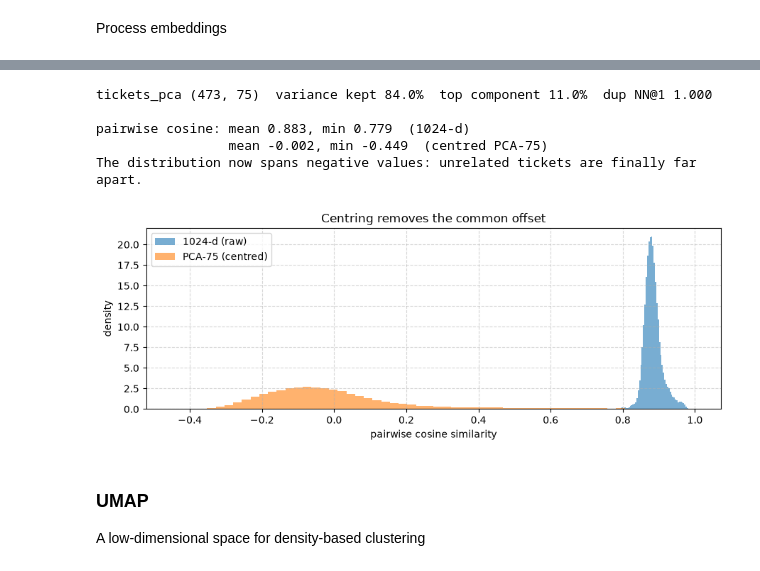
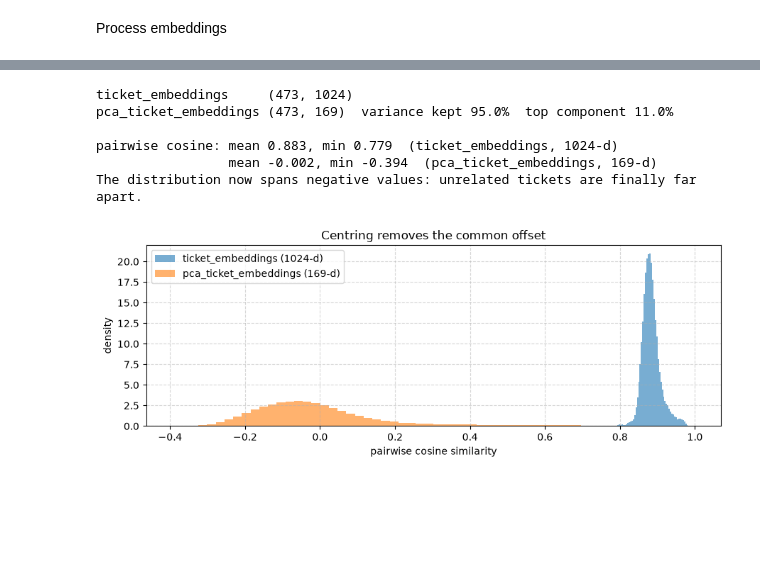
Before and after one commit to nicolaubruno/voll_technical_case, a Jupyter notebook: 1. Exploration.ipynb, the cells around one changed output, grey strips where cells are left out. Saved outputs shown, nothing was run; the diff lists cells and outputs as text; code cells hidden in the pictures; blank space fills up the shorter version.

Commit message:
Add clustering to exploration

```diff
--- a/1. Exploration.ipynb
+++ b/1. Exploration.ipynb
@@ -687,16 +692,16 @@ SAMPLES = {
 }
 
 for tid, why in SAMPLES.items():
-    before, after = cleaned_tickets_df["full_text"][tid], clean_text[tid]
+    before, after = cleaned_tickets_df["full_text"][tid], cleaned_tickets_df["full_text"][tid]
     print(f"--- ticket {tid} | {why}")
     print(f"    {len(before)} -> {len(after)} chars ({1 - len(after)/len(before):.0%} removed)")
     print(f"    RAW  : {before[:250]}")
     print(f"    CLEAN: {after[:250]}\n")
 
 # Over-cleaning guard: a short ticket must never be reduced to nothing.
-too_short = clean_text[clean_text.str.len() < 30]
+too_short = cleaned_tickets_df[cleaned_tickets_df["full_text"].str.len() < 30]
 print(f"cleaned documents under 30 chars : {len(too_short)}")
-print(f"empty cleaned documents          : {(clean_text.str.len() == 0).sum()}")
+print(f"empty cleaned documents          : {(cleaned_tickets_df['full_text'].str.len() == 0).sum()}")
 if len(too_short):
     print("\nWARNING - rules may be too aggressive for:")
     for tid, t in too_short.items():
@@ -1008,33 +936,34 @@ Fit the final PCA space
 # %%
 # Final PCA space for KMeans / agglomerative clustering. Unit-normalised, so cosine
 # similarity is still a dot product and spherical KMeans still applies.
-tickets_pca, pca_model = pca_reduce(ticket_embeddings, PCA_COMPONENTS)
+pca_ticket_embeddings, pca_model = pca_reduce(ticket_embeddings, PCA_COMPONENTS)
 
-print(f"tickets_pca {tickets_pca.shape}  variance kept {pca_model.explained_variance_ratio_.sum():.1%}  "
-      f"top component {pca_model.explained_variance_ratio_[0]:.1%}  dup NN@1 {dup_nn1(tickets_pca):.3f}")
+print(f"ticket_embeddings     {ticket_embeddings.shape}")
+print(f"pca_ticket_embeddings {pca_ticket_embeddings.shape}  "
+      f"variance kept {pca_model.explained_variance_ratio_.sum():.1%}  "
+      f"top component {pca_model.explained_variance_ratio_[0]:.1%}")
 
 # Anisotropy before/after: the common offset should be gone once centred.
 before = (ticket_embeddings @ ticket_embeddings.T)[~np.eye(NUMBER_DOCS, dtype=bool)]
-after = (tickets_pca @ tickets_pca.T)[~np.eye(NUMBER_DOCS, dtype=bool)]
-print(f"\npairwise cosine: mean {before.mean():.3f}, min {before.min():.3f}  (1024-d)")
-print(f"                 mean {after.mean():.3f}, min {after.min():.3f}  (centred PCA-{PCA_COMPONENTS})")
+after = (pca_ticket_embeddings @ pca_ticket_embeddings.T)[~np.eye(NUMBER_DOCS, dtype=bool)]
+print(f"\npairwise cosine: mean {before.mean():.3f}, min {before.min():.3f}  (ticket_embeddings, 1024-d)")
+print(f"                 mean {after.mean():.3f}, min {after.min():.3f}  (pca_ticket_embeddings, {PCA_COMPONENTS}-d)")
 print("The distribution now spans negative values: unrelated tickets are finally far apart.")
 
 fig, ax = plt.subplots(figsize=(9, 3.5))
-ax.hist(before, bins=60, alpha=.6, label="1024-d (raw)", density=True)
-ax.hist(after, bins=60, alpha=.6, label=f"PCA-{PCA_COMPONENTS} (centred)", density=True)
+ax.hist(before, bins=60, alpha=.6, label="ticket_embeddings (1024-d)", density=True)
+ax.hist(after, bins=60, alpha=.6, label=f"pca_ticket_embeddings ({PCA_COMPONENTS}-d)", density=True)
 ax.set(xlabel="pairwise cosine similarity", ylabel="density", title="Centring removes the common offset")
 ax.legend(); ax.grid(linestyle="--", alpha=.5)
+
 plt.tight_layout()
+plt.savefig("images/pairwise_cosine_pca_before_after.png", dpi=300)
 plt.show()
 # %% [output]
-tickets_pca (473, 75)  variance kept 84.0%  top component 11.0%  dup NN@1 1.000
+ticket_embeddings     (473, 1024)
+pca_ticket_embeddings (473, 169)  variance kept 95.0%  top component 11.0%
 
-pairwise cosine: mean 0.883, min 0.779  (1024-d)
-                 mean -0.002, min -0.449  (centred PCA-75)
+pairwise cosine: mean 0.883, min 0.779  (ticket_embeddings, 1024-d)
+                 mean -0.002, min -0.394  (pca_ticket_embeddings, 169-d)
 The distribution now spans negative values: unrelated tickets are finally far apart.
-[figure, old version]
+[figure, new version]
-# %% [markdown]
-### UMAP
-
-A low-dimensional space for density-based clustering
```
Also changed, not shown: parts of 29 cells of this notebook, 3 other files.
